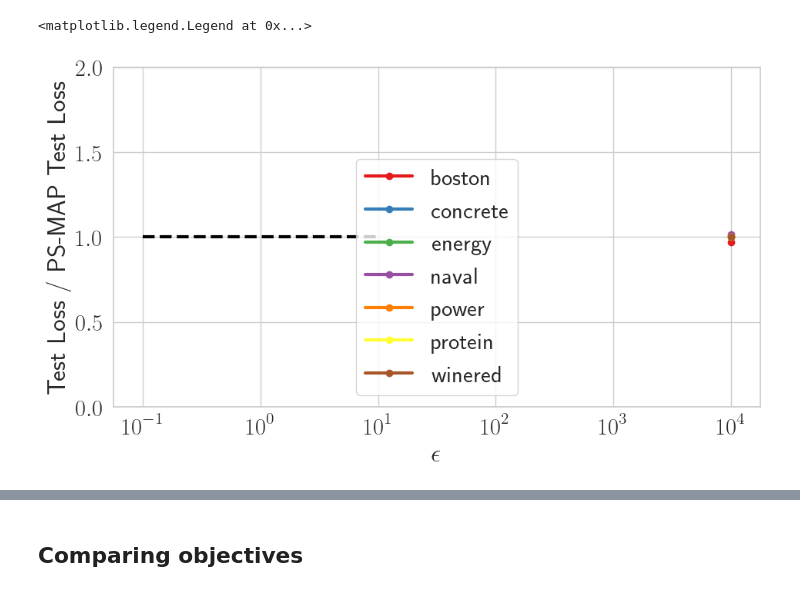
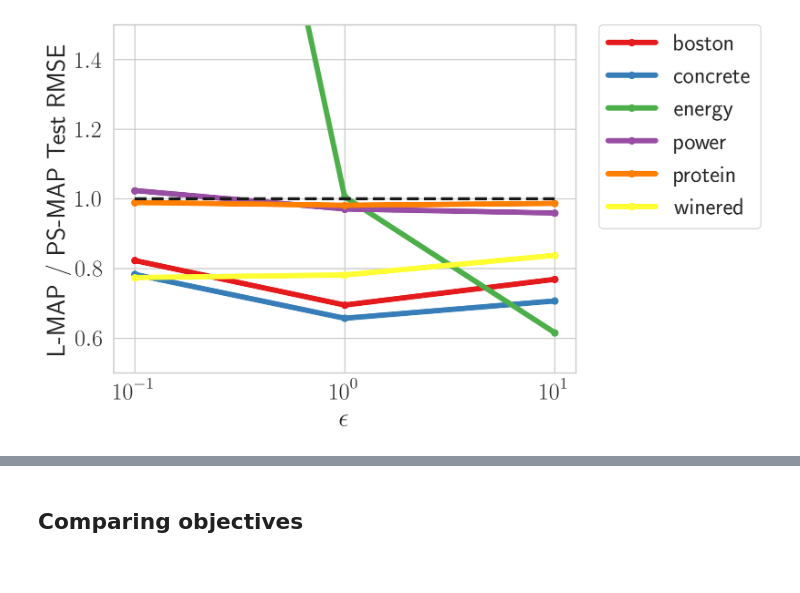
Before and after one commit to activatedgeek/function-space-map, a Jupyter notebook: notebooks/uci.ipynb, the cells around one changed output, grey strips where cells are left out. Cells and saved outputs as stored; diff of their text form; code cells hidden in the pictures.

```diff
--- a/notebooks/uci.ipynb
+++ b/notebooks/uci.ipynb
@@ -632,17 +652,16 @@ acts = ['elu']
 optimizer = 'adam'
 lr = 1e-3
 n_step = int(1e4)
-prior_scales = [1]
+prior_scales = [100]
 
 
-skip_if_done = False
+skip_if_done = True
 fsmap = True
 temps = [1]
 method = 'laplacian'
-jitter = 1e-32
 
-datasets = ['boston', 'concrete', 'energy', 'naval', 'power', 'protein', 'winered']
-jitters = np.logspace(-2, 4, 7)
+datasets = ['boston', 'concrete', 'energy', 'power', 'protein', 'winered']
+jitters = np.logspace(-1, 1, 3)
 
 laplace_results = []
 for dataset in datasets:
@@ -658,7 +677,7 @@ for dataset in datasets:
                                 os.makedirs(output_dir)
                             for seed in range(1):
                                 arch = partial(ReparamMLP, reparam=reparam, reparam_inv=reparam_inv, H=width, hidden_layers=depth, act=activations[act])
-                                result_path = f'{output_dir}/{dataset}_mlp_{act}_l{depth}h{width}j{jitter}.pt'
+                                result_path = f'{output_dir}/{dataset}_mlp_{act}_l{depth}h{width}j{jitter}s{prior_scale}seed{seed}.pt'
                                 if os.path.exists(result_path) and skip_if_done:
                                     laplace_results.append(torch.load(result_path))
                                     print('Loaded result from ', result_path)
@@ -680,30 +762,42 @@ df_laplace = pd.DataFrame(laplace_results)
 df_psmap = pd.DataFrame(pmap_results)
 df_laplace['method'] = 'L-MAP'
 df_psmap['method'] = 'PS-MAP'
-df_concat = pd.concat([df_laplace, df_psmap])
+
+# require jitter to be > 1 for L-MAP
+# df_laplace = df_laplace[df_laplace['jitter'] > 1]
+
+# take RMSE
+df_psmap['test_loss'] = df_psmap['test_loss'] ** 0.5
+df_laplace['test_loss'] = df_laplace['test_loss'] ** 0.5
 # %%
 import seaborn as sns
 sns.set(style="whitegrid", font_scale=2.0, rc={"lines.linewidth": 3.0})
 sns.set_palette("Set1")
 # for each dataset
-plt.figure(figsize=(10, 6))
-ratios = []
+plt.figure(figsize=(10, 6), dpi=200)
+# ratios = []
+psmap_test_losses = []
+worst_laplace_test_losses = []
 for dataset in datasets:
     psmap_test_loss = float(df_psmap['test_loss'][df_psmap['dataset'] == dataset])
     laplace_test_loss = np.array(df_laplace['test_loss'][df_laplace['dataset'] == dataset])
+    worst_laplace_test_losses.append(np.max(laplace_test_loss))
+    psmap_test_losses.append(psmap_test_loss)
     jitters = np.array(df_laplace['jitter'][df_laplace['dataset'] == dataset])
-    ratios.append((laplace_test_loss/psmap_test_loss).item())
-    plt.plot(jitters, laplace_test_loss/psmap_test_loss, label=dataset, marker='o')
+    # ratios.append((laplace_test_loss/psmap_test_loss).item())
+    plt.plot(jitters, laplace_test_loss/psmap_test_loss, label=dataset, marker='o', linewidth=5.0)
+
 # a line at 1
 min_ = np.min(jitters)
 max_ = np.max(jitters)
 plt.plot([min_, max_], [1, 1], 'k--')
 # max y at 2
-plt.ylim(0, 2)
+plt.ylim(0.5, 1.5)
 plt.xlabel(r'$\epsilon$')
-plt.ylabel('Test Loss / PS-MAP Test Loss')
+plt.ylabel('L-MAP / PS-MAP Test RMSE')
 plt.xscale('log')
-plt.legend()
+# legend outside
+plt.legend(bbox_to_anchor=(1.05, 1), loc=2, borderaxespad=0.)
+plt.savefig('abbi/uci_scan.pdf', bbox_inches='tight')
 # %% [output]
-<matplotlib.legend.Legend at 0x...>
-[figure, old version]
+[figure, new version]
```
Also changed, not shown: parts of 11 cells of this notebook, 1 other file.
